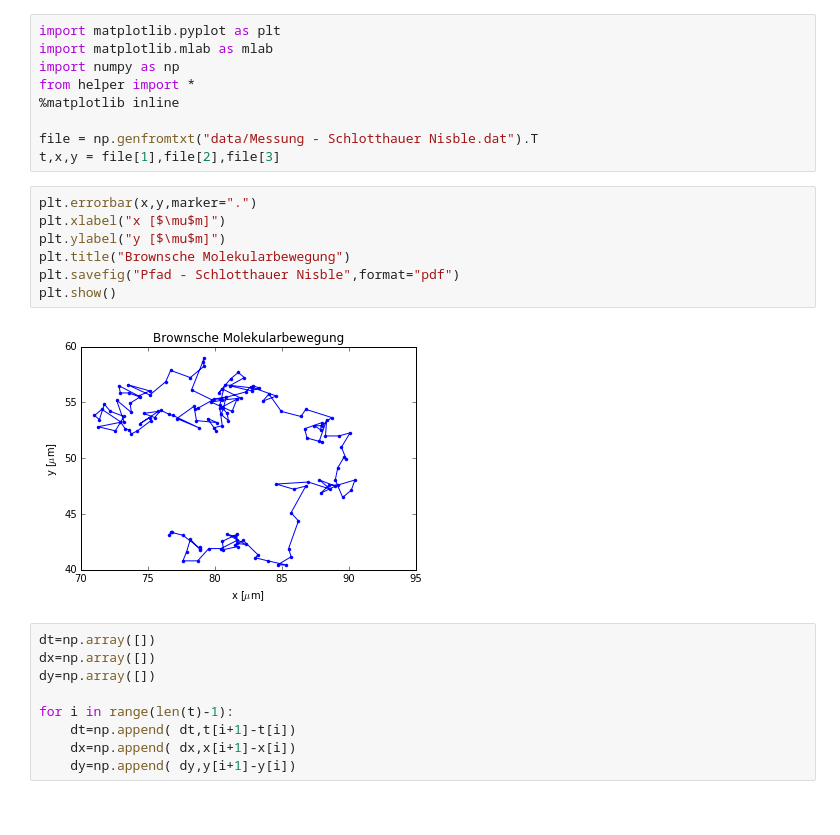
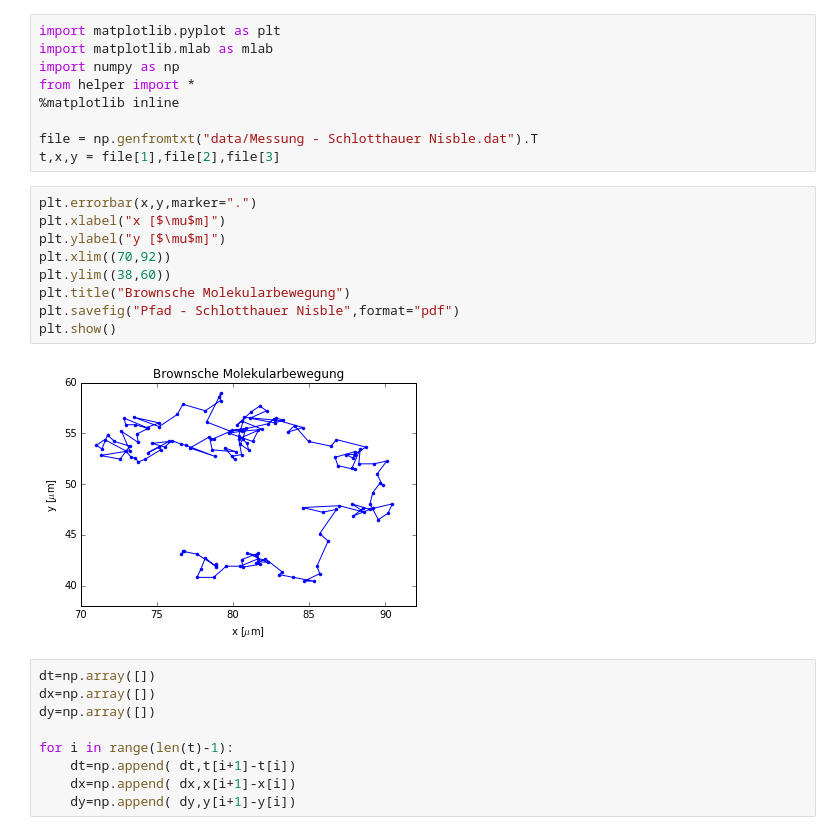
Before and after one commit to acereca/python, a Jupyter notebook: PAP223/223.ipynb, the cells around one changed output. Drawn from its saved outputs; the diff is of its cells as text.

```diff
--- a/PAP223/223.ipynb
+++ b/PAP223/223.ipynb
@@ -10,12 +10,14 @@ t,x,y = file[1],file[2],file[3]
 # %%
 plt.errorbar(x,y,marker=".")
 plt.xlabel("x [$\mu$m]")
 plt.ylabel("y [$\mu$m]")
+plt.xlim((70,92))
+plt.ylim((38,60))
 plt.title("Brownsche Molekularbewegung")
 plt.savefig("Pfad - Schlotthauer Nisble",format="pdf")
 plt.show()
 # %% [output]
-[figure, old version]
+[figure, new version]
 # %%
 dt=np.array([])
 dx=np.array([])
```
Also changed, not shown: parts of 2 cells of this notebook, 1 other file.
